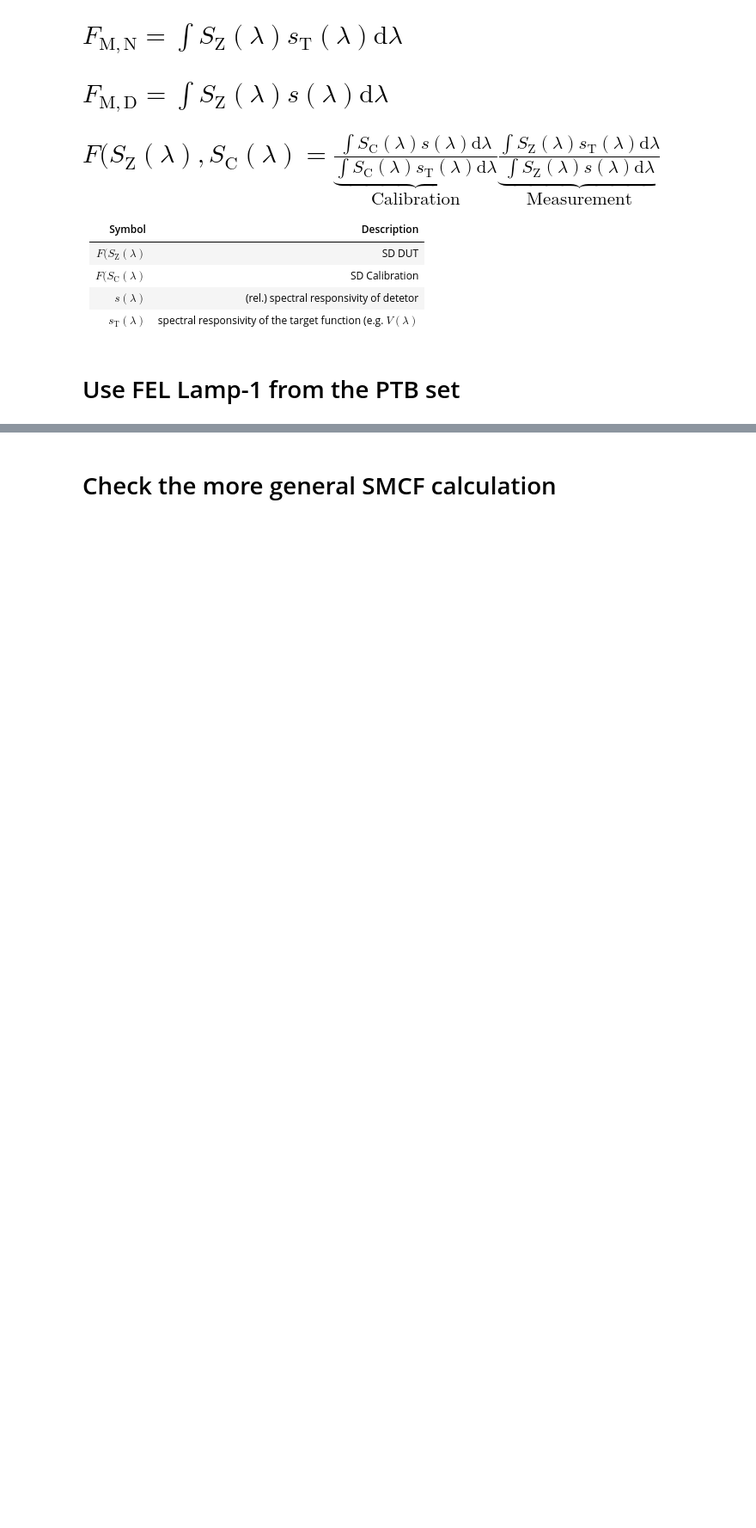
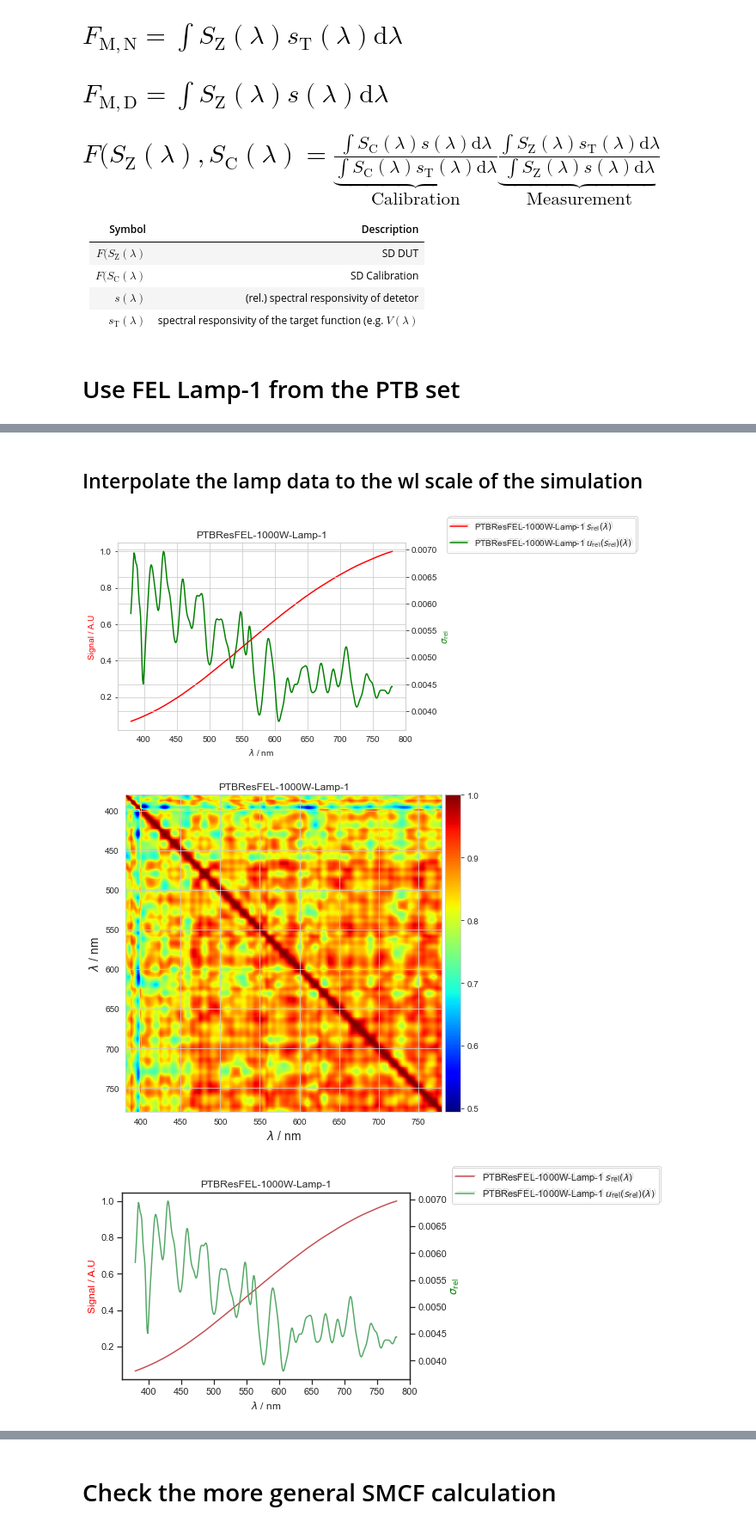
Before and after one commit to empir19nrm02/empir19nrm02, a Jupyter notebook: empir19nrm02/Jupyter/NewRad2023.ipynb, the cells around one changed output, grey strips where cells are left out. Shown at 86% size. Drawn from its saved outputs; the diff is of its cells as text; code cells hidden in the pictures; blank space fills up the shorter version.

```diff
--- a/empir19nrm02/Jupyter/NewRad2023.ipynb
+++ b/empir19nrm02/Jupyter/NewRad2023.ipynb
@@ -192,0 +202,19 @@ plotCorrelation(mcVectorVarFEL.setData.corr_matrix, wlFEL, str_file)
+# %% [markdown]
+## Interpolate the lamp data to the wl scale of the simulation
+# %%
+# put the data at the same WL-Scale
+if len(wl) != mcVectorVarFEL.elements:
+    mcVectorVarFEL.interpolate(wl, wlFEL, trials=100000)
+
+fig, ax1, ax2 = plotMCResult(wl, mcVectorVarFEL.setData, str_FEL_file)
+fig.legend(bbox_to_anchor=(1,1), loc="upper left")
+save_fig(out_dir, 'FEL_SDi')
+
+plotCorrelation(mcVectorVarFEL.setData.corr_matrix, wl, str_FEL_file)
+save_fig(out_dir, 'FEL_Corri')
+
+_spectra = np.vstack((wl, mcVectorVarFEL.setData.v_mean))
+# %% [output]
+[figure, added]
+[figure, added]
+[figure, added]
```
Also changed, not shown: parts of 22 cells of this notebook, 2 other files.
